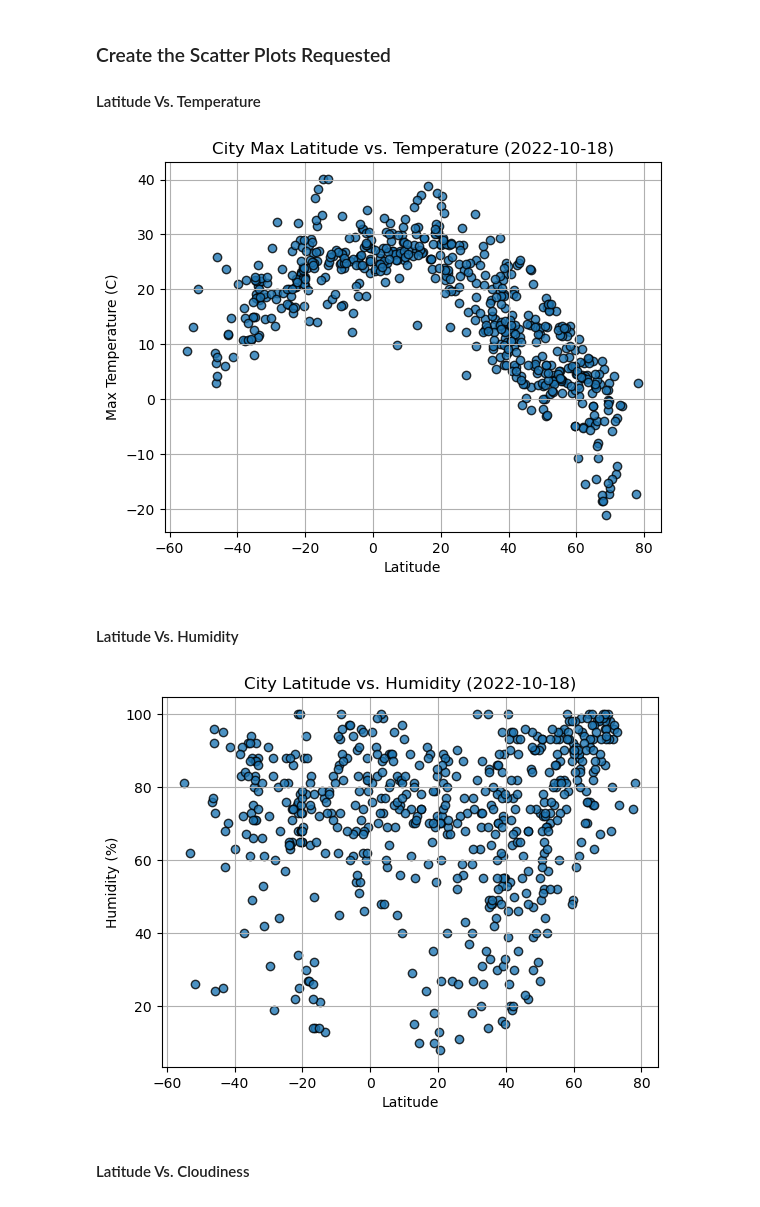
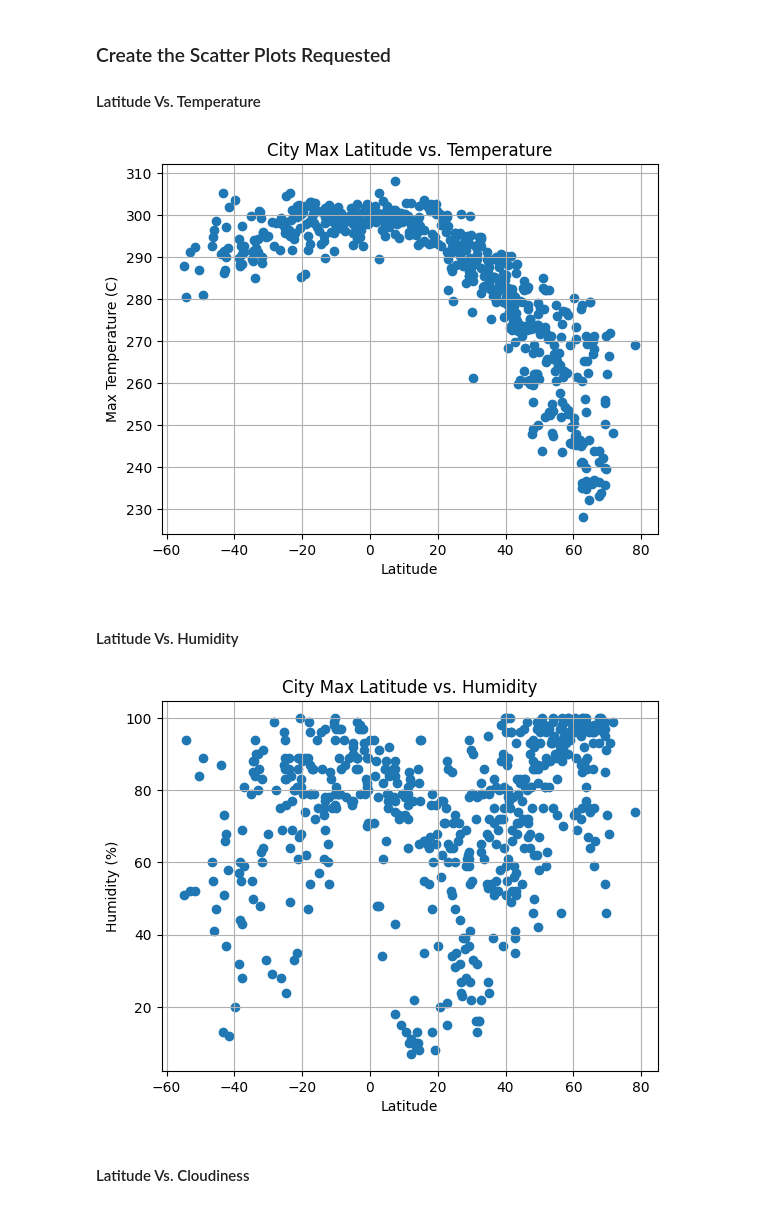
Before and after one commit to bassoon03/python-api-challenge, a Jupyter notebook: WeatherVacationPy/WeatherPy.ipynb, the cells around one changed output. Drawn from its saved outputs; the diff is of its cells as text; code cells hidden in the pictures.

```diff
--- a/WeatherVacationPy/WeatherPy.ipynb
+++ b/WeatherVacationPy/WeatherPy.ipynb
@@ -192,6 +194,6 @@ OSError: Cannot save file into a non-existent directory: 'output_data'
 # %%
 # Read saved data
-city_data_df = pd.read_csv("output_data/cities.csv", index_col="City_ID")
+city_data_df = pd.read_csv("C:\\Users\\Owner\\OneDrive\\Desktop\\cities.csv", index_col="City_ID")
 
 # Display sample data
 city_data_df.head()
@@ -209,34 +211,39 @@ city_data_df.head()
 #### Latitude Vs. Temperature
 # %%
 # Build scatter plot for latitude vs. temperature
-# YOUR CODE HERE
+plt.scatter(city_data_df["Lat"], city_data_df["Max Temp"])
 
 # Incorporate the other graph properties
-# YOUR CODE HERE
-
+plt.title("City Max Latitude vs. Temperature")
+plt.ylabel("Max Temperature (C)")
+plt.xlabel("Latitude")
+plt.grid(True)
 # Save the figure
-plt.savefig("output_data/Fig1.png")
+plt.savefig("C:\\Users\\Owner\\OneDrive\\Desktop\\Fig1.png")
 
 # Show plot
 plt.show()
 # %% [output]
-[figure, old version]
+[figure, new version]
 # %% [markdown]
 #### Latitude Vs. Humidity
 # %%
 # Build the scatter plots for latitude vs. humidity
-# YOUR CODE HERE
+plt.scatter(city_data_df["Lat"], city_data_df["Humidity"])
 
 # Incorporate the other graph properties
-# YOUR CODE HERE
+plt.title("City Max Latitude vs. Humidity")
+plt.ylabel("Humidity (%)")
+plt.xlabel("Latitude")
+plt.grid(True)
 
 # Save the figure
-plt.savefig("output_data/Fig2.png")
+plt.savefig("C:\\Users\\Owner\\OneDrive\\Desktop\\Fig2.png")
 
 # Show plot
 plt.show()
 # %% [output]
-[figure, old version]
+[figure, new version]
 # %% [markdown]
 #### Latitude Vs. Cloudiness
 # %%
```
Also changed, not shown: parts of 27 cells of this notebook, 1 other file.
